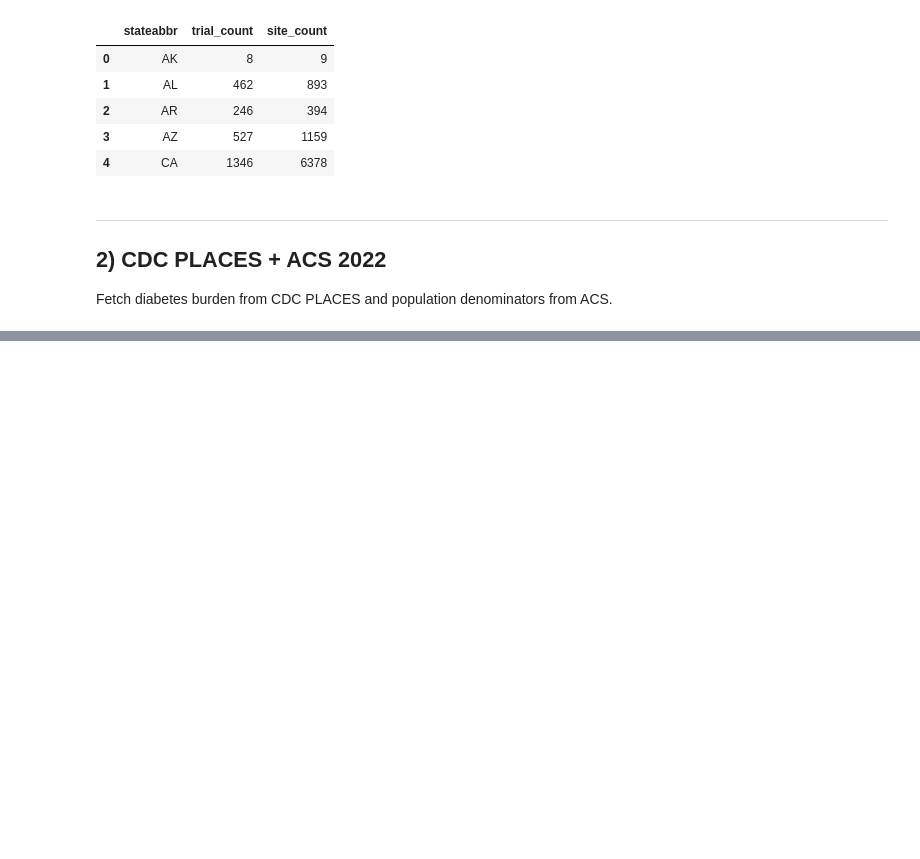
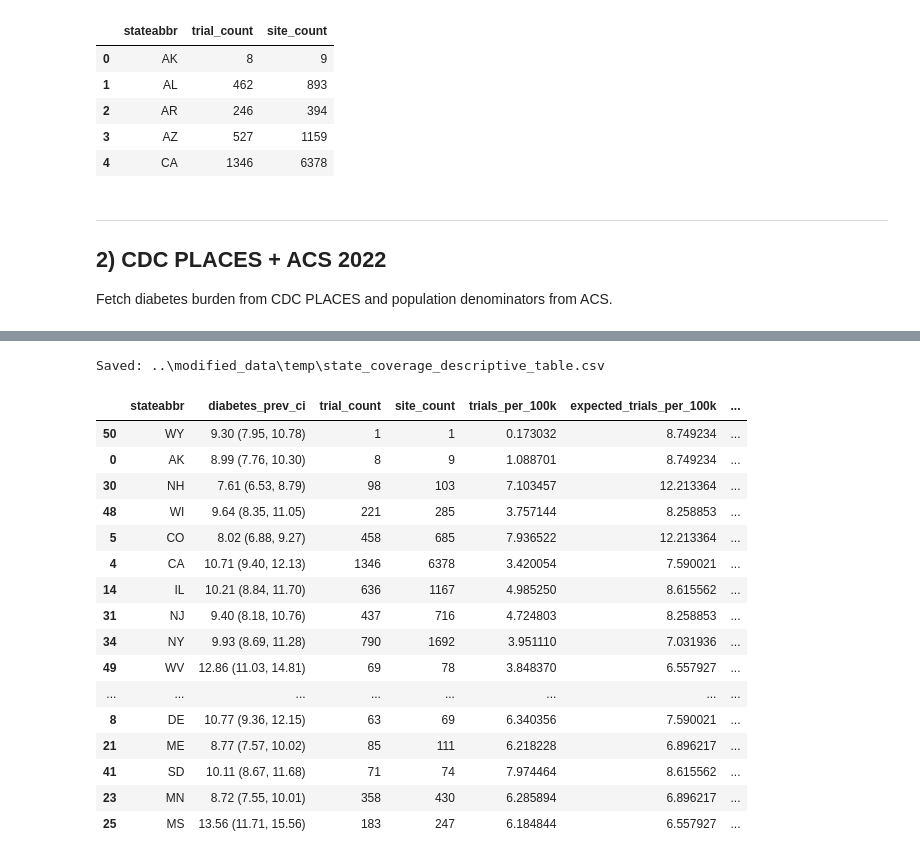
Before and after one commit to shifosss/JSC370-Midterm-Proj, a Jupyter notebook: option-c-trial-access/discover/data_acquiring/api_call_data_grabbing.ipynb, the cells around one changed output, grey strips where cells are left out. Saved outputs shown, nothing was run; the diff lists cells and outputs as text; code cells hidden in the pictures; blank space fills up the shorter version.

```diff
--- a/option-c-trial-access/discover/data_acquiring/api_call_data_grabbing.ipynb
+++ b/option-c-trial-access/discover/data_acquiring/api_call_data_grabbing.ipynb
@@ -909,0 +1022,55 @@ for p in summary_paths:
+# %%
+df_desc = df_final.copy()
+
+def format_ci(row):
+    if pd.notna(row["diabetes_prevalence"]) and pd.notna(row["diabetes_low_ci"]) and pd.notna(row["diabetes_high_ci"]):
+        return f"{row['diabetes_prevalence']:.2f} ({row['diabetes_low_ci']:.2f}, {row['diabetes_high_ci']:.2f})"
+    if pd.notna(row["diabetes_prevalence"]):
+        return f"{row['diabetes_prevalence']:.2f}"
+    return np.nan
+
+df_desc["diabetes_prev_ci"] = df_desc.apply(format_ci, axis=1)
+
+under_states = set(df_desc.nsmallest(10, "coverage_residual")["stateabbr"])
+over_states = set(df_desc.nlargest(10, "coverage_residual")["stateabbr"])
+df_desc["coverage_flag"] = np.select(
+    [df_desc["stateabbr"].isin(under_states), df_desc["stateabbr"].isin(over_states)],
+    ["Top 10 under-covered", "Top 10 over-covered"],
+    default="",
+)
+
+display_cols = [
+    "stateabbr",
+    "diabetes_prev_ci",
+    "trial_count",
+    "site_count",
+    "trials_per_100k",
+    "expected_trials_per_100k",
+    "coverage_residual",
+    "industry_pct",
+    "coverage_flag",
+]
+
+df_desc_out = df_desc[display_cols].sort_values("coverage_residual")
+df_desc_out.to_csv(TEMP / "state_coverage_descriptive_table.csv", index=False)
+print("Saved:", TEMP / "state_coverage_descriptive_table.csv")
+df_desc_out.head(20)
+# %% [output]
+Saved: ..\modified_data\temp\state_coverage_descriptive_table.csv
+|  | stateabbr | diabetes_prev_ci | trial_count | site_count | trials_per_100k | expected_trials_per_100k | ... |
+| 50 | WY | 9.30 (7.95, 10.78) | 1 | 1 | 0.173032 | 8.749234 | ... |
+| 0 | AK | 8.99 (7.76, 10.30) | 8 | 9 | 1.088701 | 8.749234 | ... |
+| 30 | NH | 7.61 (6.53, 8.79) | 98 | 103 | 7.103457 | 12.213364 | ... |
+| 48 | WI | 9.64 (8.35, 11.05) | 221 | 285 | 3.757144 | 8.258853 | ... |
+| 5 | CO | 8.02 (6.88, 9.27) | 458 | 685 | 7.936522 | 12.213364 | ... |
+| 4 | CA | 10.71 (9.40, 12.13) | 1346 | 6378 | 3.420054 | 7.590021 | ... |
+| 14 | IL | 10.21 (8.84, 11.70) | 636 | 1167 | 4.985250 | 8.615562 | ... |
+| 31 | NJ | 9.40 (8.18, 10.76) | 437 | 716 | 4.724803 | 8.258853 | ... |
+| 34 | NY | 9.93 (8.69, 11.28) | 790 | 1692 | 3.951110 | 7.031936 | ... |
+| 49 | WV | 12.86 (11.03, 14.81) | 69 | 78 | 3.848370 | 6.557927 | ... |
+| ... | ... | ... | ... | ... | ... | ... | ... |
+| 8 | DE | 10.77 (9.36, 12.15) | 63 | 69 | 6.340356 | 7.590021 | ... |
+| 21 | ME | 8.77 (7.57, 10.02) | 85 | 111 | 6.218228 | 6.896217 | ... |
+| 41 | SD | 10.11 (8.67, 11.68) | 71 | 74 | 7.974464 | 8.615562 | ... |
+| 23 | MN | 8.72 (7.55, 10.01) | 358 | 430 | 6.285894 | 6.896217 | ... |
+| 25 | MS | 13.56 (11.71, 15.56) | 183 | 247 | 6.184844 | 6.557927 | ... |
```
Also changed, not shown: parts of 40 cells of this notebook, 20 other files.
